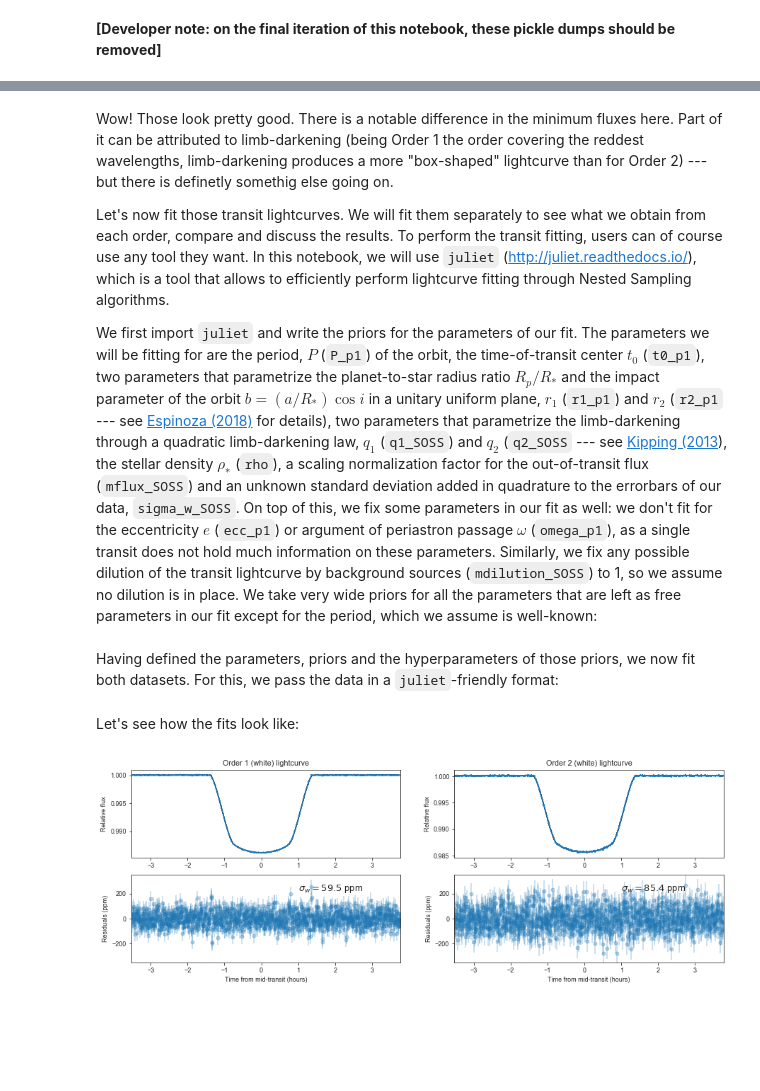
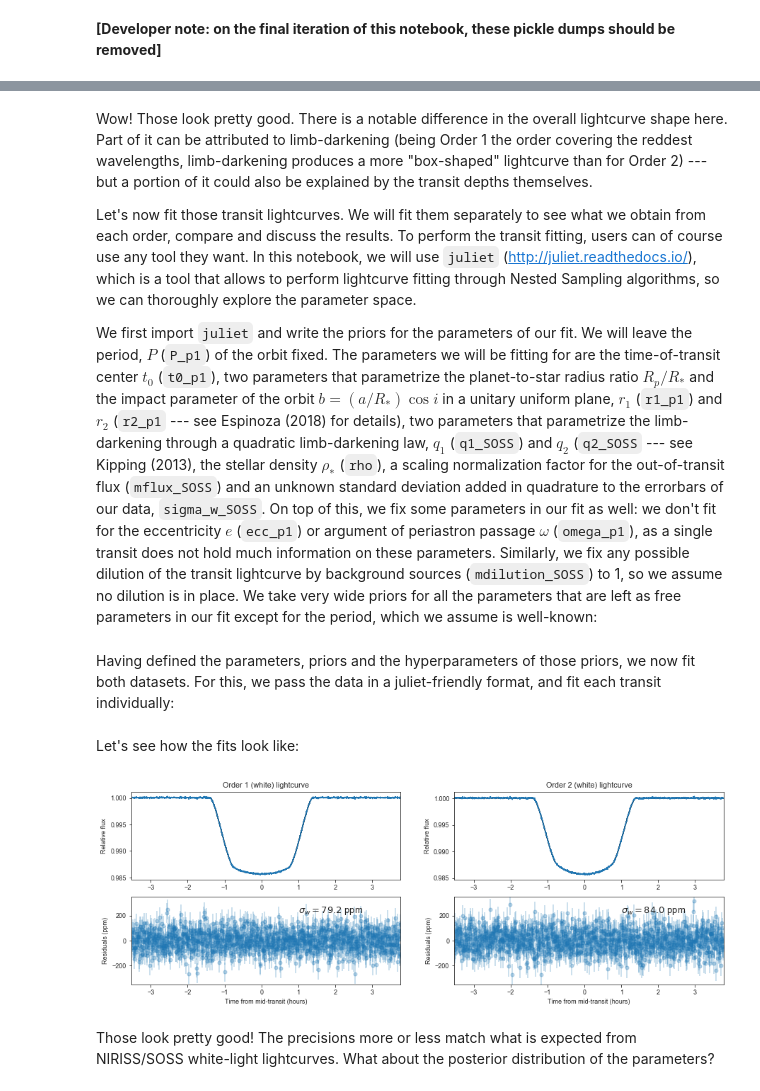
Before and after one commit to spacetelescope/dat_pyinthesky, a Jupyter notebook: jdat_notebooks/soss-transit-spectroscopy/HAT-P-1b-PART3-data-analysis.ipynb, the cells around one changed output, grey strips where cells are left out. Cells and saved outputs as stored; diff of their text form; code cells hidden in the pictures; blank space fills up the shorter version.

Commit message:
Updated notebook accounting for missing PART1 and 2.

```diff
--- a/jdat_notebooks/soss-transit-spectroscopy/HAT-P-1b-PART3-data-analysis.ipynb
+++ b/jdat_notebooks/soss-transit-spectroscopy/HAT-P-1b-PART3-data-analysis.ipynb
@@ -44 +86,4 @@ data = fits.getdata('data_new_rateints.fits')
+# %%
+data = hdul['SCI'].data
+errors = hdul['ERR'].data
 # %% [markdown]
@@ -349,0 +549,2 @@ Text(0, 0.5, 'Wavelength')
+# %%
+spectra['times'] = hdul['INT_TIMES'].data['int_mid_BJD_TDB']
@@ -427,69 +682,76 @@ Text(0, 0.5, 'Relative flux')
 # %% [markdown]
-Wow! Those look pretty good. There is a notable difference in the minimum fluxes here. Part of it can be attributed to limb-darkening (being Order 1 the order covering the reddest wavelengths, limb-darkening produces a more "box-shaped" lightcurve than for Order 2) --- but there is definetly somethig else going on.
+Wow! Those look pretty good. There is a notable difference in the overall lightcurve shape here. Part of it can be attributed to limb-darkening (being Order 1 the order covering the reddest wavelengths, limb-darkening produces a more "box-shaped" lightcurve than for Order 2) --- but a portion of it could also be explained by the transit depths themselves.
 
-Let's now fit those transit lightcurves. We will fit them separately to see what we obtain from each order, compare and discuss the results. To perform the transit fitting, users can of course use any tool they want. In this notebook, we will use `juliet` (http://juliet.readthedocs.io/), which is a tool that allows to efficiently perform lightcurve fitting through Nested Sampling algorithms.
+Let's now fit those transit lightcurves. We will fit them separately to see what we obtain from each order, compare and discuss the results. To perform the transit fitting, users can of course use any tool they want. In this notebook, we will use `juliet` (http://juliet.readthedocs.io/), which is a tool that allows to perform lightcurve fitting through Nested Sampling algorithms, so we can thoroughly explore the parameter space.
 
-We first import `juliet` and write the priors for the parameters of our fit. The parameters we will be fitting for are the period, $P$ (`P_p1`) of the orbit, the time-of-transit center $t_0$ (`t0_p1`), two parameters that parametrize the planet-to-star radius ratio $R_p/R_*$ and the impact parameter of the orbit $b = (a/R_*)\cos i$ in a unitary uniform plane, $r_1$ (`r1_p1`) and $r_2$ (`r2_p1` --- see [Espinoza (2018)](https://iopscience.iop.org/article/10.3847/2515-5172/aaef38/meta) for details), two parameters that parametrize the limb-darkening through a quadratic limb-darkening law, $q_1$ (`q1_SOSS`) and $q_2$ (`q2_SOSS` --- see [Kipping (2013](https://ui.adsabs.harvard.edu/abs/2013MNRAS.435.2152K/abstract)), the stellar density $\rho_*$ (`rho`), a scaling normalization factor for the out-of-transit flux (`mflux_SOSS`) and an unknown standard deviation added in quadrature to the errorbars of our data, `sigma_w_SOSS`. On top of this, we fix some parameters in our fit as well: we don't fit for the eccentricity $e$ (`ecc_p1`) or argument of periastron passage $\omega$ (`omega_p1`), as a single transit does not hold much information on these parameters. Similarly, we fix any possible dilution of the transit lightcurve by background sources (`mdilution_SOSS`) to 1, so we assume no dilution is in place. We take very wide priors for all the parameters that are left as free parameters in our fit except for the period, which we assume is well-known:
+We first import `juliet` and write the priors for the parameters of our fit. We will leave the period, $P$ (`P_p1`) of the orbit fixed. The parameters we will be fitting for are the time-of-transit center $t_0$ (`t0_p1`), two parameters that parametrize the planet-to-star radius ratio $R_p/R_*$ and the impact parameter of the orbit $b = (a/R_*)\cos i$ in a unitary uniform plane, $r_1$ (`r1_p1`) and $r_2$ (`r2_p1` --- see Espinoza (2018) for details), two parameters that parametrize the limb-darkening through a quadratic limb-darkening law, $q_1$ (`q1_SOSS`) and $q_2$ (`q2_SOSS` --- see Kipping (2013), the stellar density $\rho_*$ (`rho`), a scaling normalization factor for the out-of-transit flux (`mflux_SOSS`) and an unknown standard deviation added in quadrature to the errorbars of our data, `sigma_w_SOSS`. On top of this, we fix some parameters in our fit as well: we don't fit for the eccentricity $e$ (`ecc_p1`) or argument of periastron passage $\omega$ (`omega_p1`), as a single transit does not hold much information on these parameters. Similarly, we fix any possible dilution of the transit lightcurve by background sources (`mdilution_SOSS`) to 1, so we assume no dilution is in place. We take very wide priors for all the parameters that are left as free parameters in our fit except for the period, which we assume is well-known:
 # %%
 # Name of the parameters to be fit:
 params = ['P_p1','t0_p1','r1_p1','r2_p1','q1_SOSS','q2_SOSS','ecc_p1','omega_p1',\
               'rho', 'mdilution_SOSS', 'mflux_SOSS', 'sigma_w_SOSS']
 
 # Distributions:
-dists = ['normal','normal','uniform','uniform','uniform','uniform','fixed','fixed',\
+dists = ['fixed','normal','uniform','uniform','uniform','uniform','fixed','fixed',\
                  'loguniform', 'fixed', 'normal', 'loguniform']
 
 # Hyperparameters
-hyperps = [[4.4652998,6e-7], [2459543.5,0.1], [0.,1], [0.,1.], [0., 1.], [0., 1.], 0.0, 90.,\
+hyperps = [4.4652998, [2459775.89,0.1], [0.,1], [0.,1.], [0., 1.], [0., 1.], 0.0, 90.,\
                    [100., 10000.], 1.0, [0.,0.1], [0.1, 1000.]]
 
 priors = juliet.generate_priors(params,dists,hyperps)
 # %% [markdown]
-Having defined the parameters, priors and the hyperparameters of those priors, we now fit both datasets. For this, we pass the data in a `juliet`-friendly format:
+Having defined the parameters, priors and the hyperparameters of those priors, we now fit both datasets. For this, we pass the data in a juliet-friendly format, and fit each transit individually:
 # %%
 for order in ['order1','order2']:
+    # Define times, fluxes and errors in a juliet-friendly format:
     times, fluxes, fluxes_error, norm_times = {},{},{}, {}
-    times['SOSS'], fluxes['SOSS'], fluxes_error['SOSS'] = spec['times'],\
-                                                          spec[order]['white-light'],\
-                                                          np.ones(len(spec['times']))*1e-7
+    times['SOSS'], fluxes['SOSS'], fluxes_error['SOSS'] = spectra['times'],\
+                                                          spectra[order]['white-light'],\
+                                                          spectra[order]['white-light_errors']
 
     # Load and fit dataset with juliet (save them to order*_juliet_results):
-    spec[order]['dataset'] = juliet.load(priors=priors, t_lc = times, y_lc = fluxes,\
+    spectra[order]['dataset'] = juliet.load(priors=priors, t_lc = times, y_lc = fluxes,\
                                 yerr_lc = fluxes_error, out_folder = order+'_juliet_results')
 
-    spec[order]['results'] = spec[order]['dataset'].fit(use_dynesty = True, dynamic = True, dynesty_nthreads=4)
+    spectra[order]['results'] = spectra[order]['dataset'].fit(use_dynesty = True, dynamic = True, dynesty_nthreads=4)
 # %% [markdown]
 Let's see how the fits look like:
 # %%
 plt.figure(figsize=(15,5))
-sns.set_style("ticks")
 
 for i in [1,2]:
     plt.subplot('22'+str(i))
     plt.title('Order '+str(i)+' (white) lightcurve')
     order = 'order'+str(i)
-    # First, extract estimated errorbars form our fits:
-    sigma_w = np.median(spec[order]['results'].posteriors['posterior_samples']['sigma_w_SOSS'])
-    spec[order]['sigma_w'] = sigma_w
-    spec[order]['white-light_errors'] = np.ones(len(spec['times']))*sigma_w*1e-6
+    # First, extract estimated additional errorbars form our fits:
+    sigma_w = np.median(spectra[order]['results'].posteriors['posterior_samples']['sigma_w_SOSS'])
+    spectra[order]['sigma_w'] = sigma_w
     # Extract estimated time-of-transit center:
-    t0 = np.median(spec[order]['results'].posteriors['posterior_samples']['t0_p1'])
+    t0 = np.median(spectra[order]['results'].posteriors['posterior_samples']['t0_p1'])
     # Normalize times to plot by this:
-    tnorm = (spec['times']-t0)*24
-    plt.errorbar(tnorm, spec[order]['white-light'], spec[order]['white-light_errors'],label='Data')
+    tnorm = (spectra['times']-t0)*24
+    plt.errorbar(tnorm, spectra[order]['white-light'], \
+                 yerr = np.sqrt(spectra[order]['white-light_errors']**2 + (sigma_w*1e-6)**2), \
+                 label='Data')
     # Plot best-fit model on top:
-    spec[order]['model'] = spec[order]['results'].lc.evaluate('SOSS')
-    plt.plot(tnorm, spec[order]['model'],color='black',label='Model')
+    spectra[order]['model'] = spectra[order]['results'].lc.evaluate('SOSS')
+    plt.plot(tnorm, spectra[order]['model'],color='black',label='Model')
     plt.xlim(np.min(tnorm),np.max(tnorm))
     plt.ylabel('Relative flux')
     # Residuals:
     plt.subplot('22'+str(i+2))
-    spec[order]['residuals'] = spec[order]['white-light'] - spec[order]['model']
-    plt.errorbar(tnorm, spec[order]['residuals']*1e6, spec[order]['white-light_errors']*1e6,fmt='o',alpha=0.3)
+    spectra[order]['residuals'] = spectra[order]['white-light'] - spectra[order]['model']
+    plt.errorbar(tnorm, spectra[order]['residuals']*1e6, \
+                 yerr = np.sqrt(spectra[order]['white-light_errors']**2 + (sigma_w*1e-6)**2)*1e6, \
+                 fmt='o',alpha=0.3)
     plt.xlim(np.min(tnorm),np.max(tnorm))
     plt.ylim(-350,350)
-    plt.text(1,220,r'$\sigma_w = {0:.1f}$ ppm'.format(sigma_w),fontsize=13)
+    average_total_errorbar = np.median(np.sqrt(spectra[order]['white-light_errors']**2 + (sigma_w*1e-6)**2)*1e6)
+    #print(average_total_errorbar)
+    plt.text(1,220,r'$\sigma_w = {0:.1f}$ ppm'.format(average_total_errorbar),fontsize=13)
     plt.ylabel('Residuals (ppm)')
     plt.xlabel('Time from mid-transit (hours)')
 # %% [output]
-[figure, old version]
+[figure, new version]
+# %% [markdown]
+Those look pretty good! The precisions more or less match what is expected from NIRISS/SOSS white-light lightcurves. What about the posterior distribution of the parameters?
```
Also changed, not shown: parts of 88 cells of this notebook.
